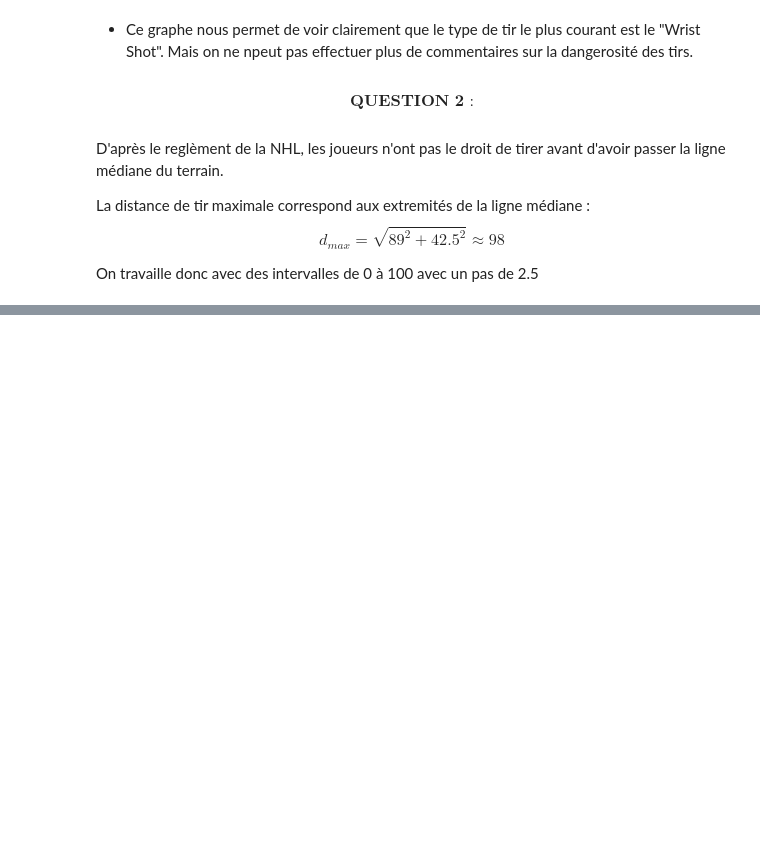
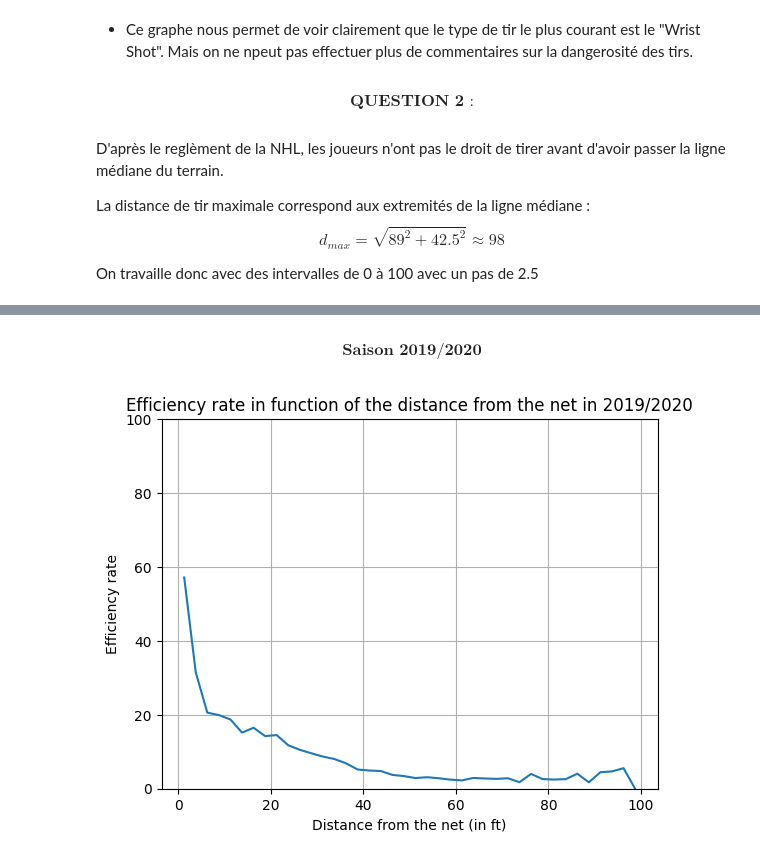
Before and after one commit to MkYacine/IFT6758-Projet, a Jupyter notebook: data/simple_visualization.ipynb, the cells around one changed output, grey strips where cells are left out. Saved outputs shown, nothing was run; the diff lists cells and outputs as text; code cells hidden in the pictures; blank space fills up the shorter version.

```diff
--- a/data/simple_visualization.ipynb
+++ b/data/simple_visualization.ipynb
@@ -141,0 +129,7 @@ Text(0.5, 1.0, 'Efficacy rate in function of the distance from the net')
+# %% [markdown]
+$$ \textbf{Saison 2019/2020} $$
+# %%
+# Saison 2019/2020
+sv.plot_efficiency_NHL(df_2, bins, bin_centers, 2019)
+# %% [output]
+[figure, added]
```
Also changed, not shown: parts of 17 cells of this notebook, 1 other file.
